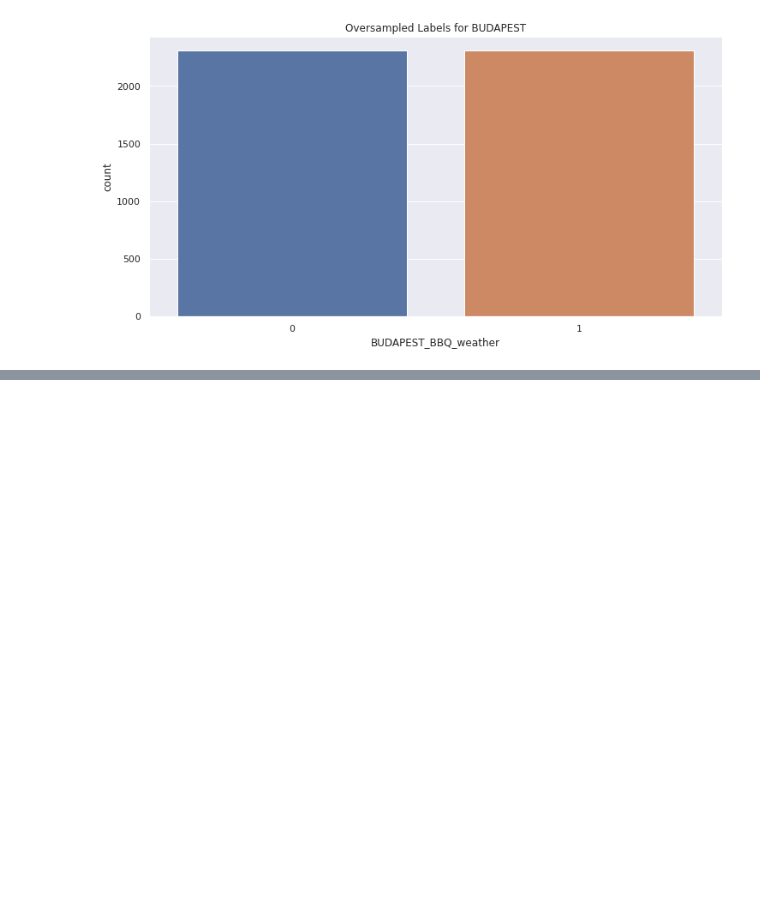
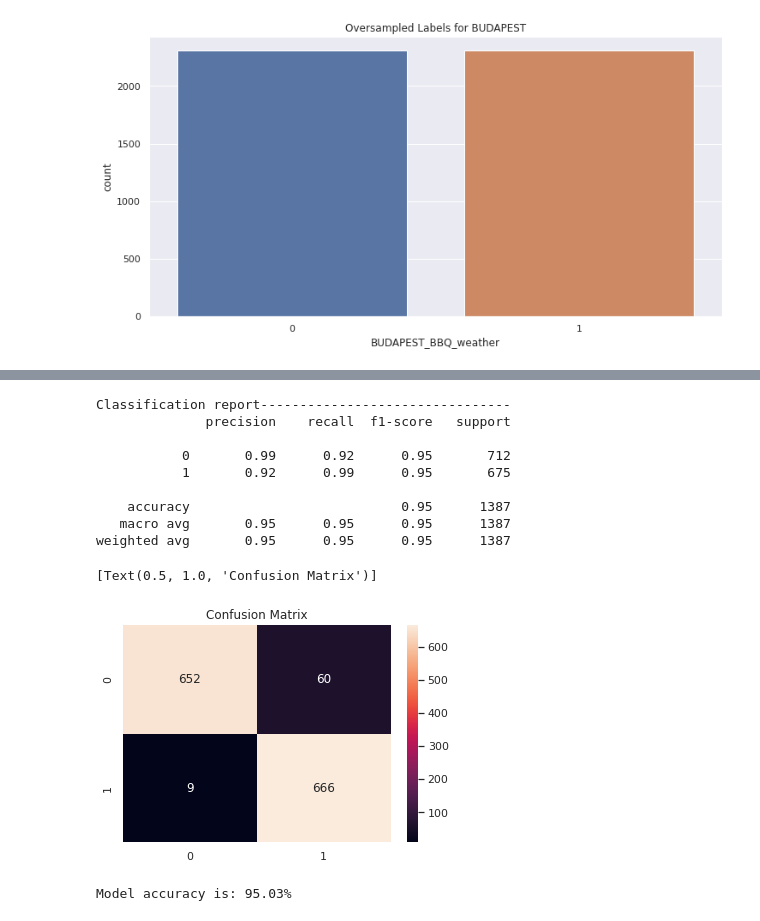
Before and after one commit to mkowalsky0/Weather_Prediction, a Jupyter notebook: weather-prediction.ipynb, the cells around one changed output, grey strips where cells are left out. Cells and saved outputs as stored; diff of their text form; code cells hidden in the pictures; blank space fills up the shorter version.

```diff
--- a/weather-prediction.ipynb
+++ b/weather-prediction.ipynb
@@ -211,6 +253,6 @@ plt.xticks(rotation = 45)
 # %%
-#from sklearn.model_selection import train_test_split
-
-#X_train, X_test, y_train, y_test = train_test_split(ovrspl_X,ovrspl_y, test_size = 0.3, random_state = 42)
-#print('Training set: ' + str(len(X_train)))
-#print('Testing set: ' + str(len(X_test)))
+from sklearn.model_selection import train_test_split
+# Splitting dataset on training and testing datasets
+X_train, X_test, y_train, y_test = train_test_split(ovrspl_X,ovrspl_y, test_size = 0.3, random_state = 42)
+print('Training set: ' + str(len(X_train)))
+print('Testing set: ' + str(len(X_test)))
@@ -218,0 +266,5 @@ plt.xticks(rotation = 45)
+# %%
+from sklearn.svm import SVC
+
+model = SVC(verbose=True, kernel = 'linear', random_state = 0)
+model.fit(X_train,y_train)
@@ -218,0 +278,22 @@ plt.xticks(rotation = 45)
+# %%
+y_predict = model.predict(X_test)
+from sklearn.metrics import classification_report, confusion_matrix, accuracy_score
+print('Classification report--------------------------------')
+print(classification_report(y_test,y_predict))
+sns.heatmap(confusion_matrix(y_test,y_predict), annot=True, fmt='g').set(title='Confusion Matrix')
+# %% [output]
+Classification report--------------------------------
+              precision    recall  f1-score   support
+
+           0       0.99      0.92      0.95       712
+           1       0.92      0.99      0.95       675
+
+    accuracy                           0.95      1387
+   macro avg       0.95      0.95      0.95      1387
+weighted avg       0.95      0.95      0.95      1387
+[Text(0.5, 1.0, 'Confusion Matrix')]
+[figure, added]
+# %%
+print('Model accuracy is: {0:.2f}%'.format(accuracy_score(y_test, y_predict)*100))
+# %% [output]
+Model accuracy is: 95.03%
```
Also changed, not shown: parts of 24 cells of this notebook.
